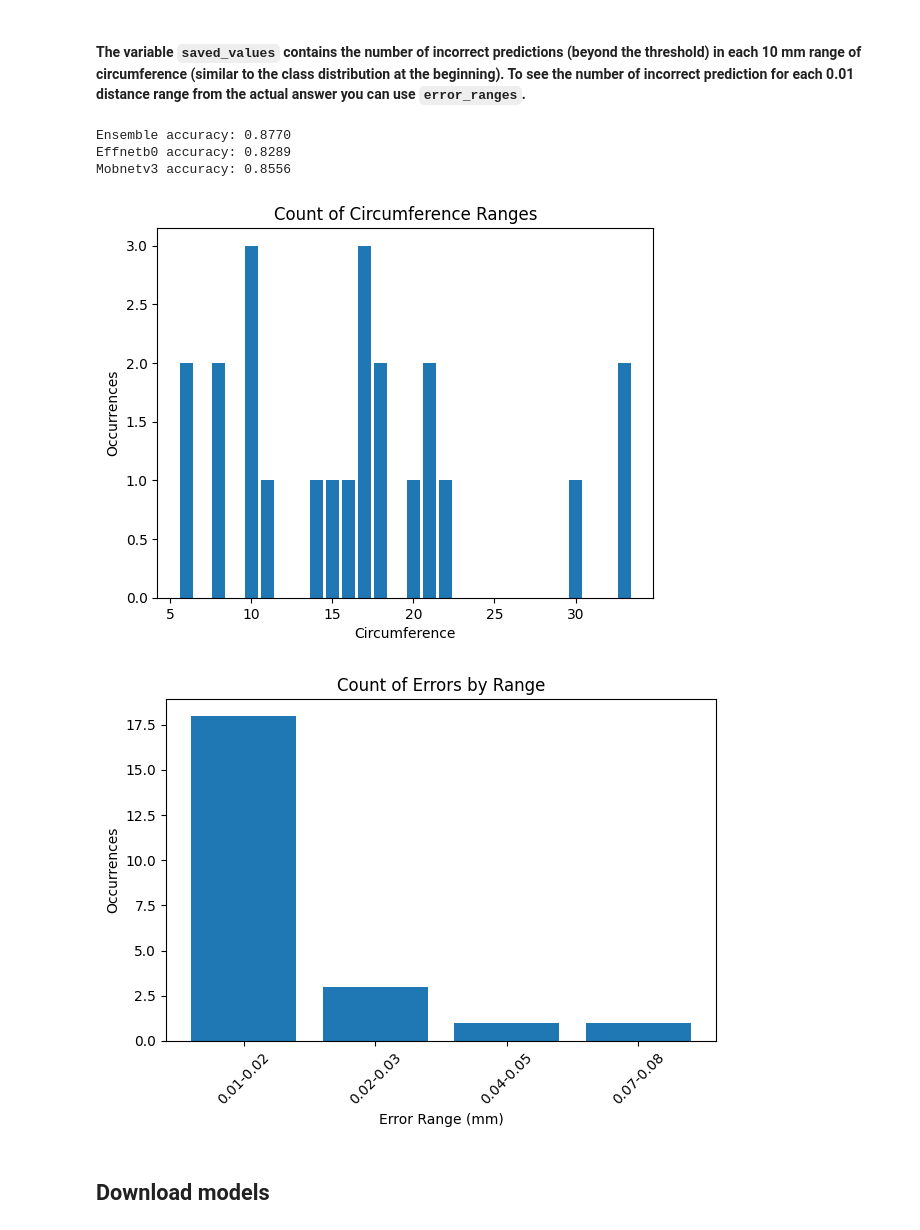
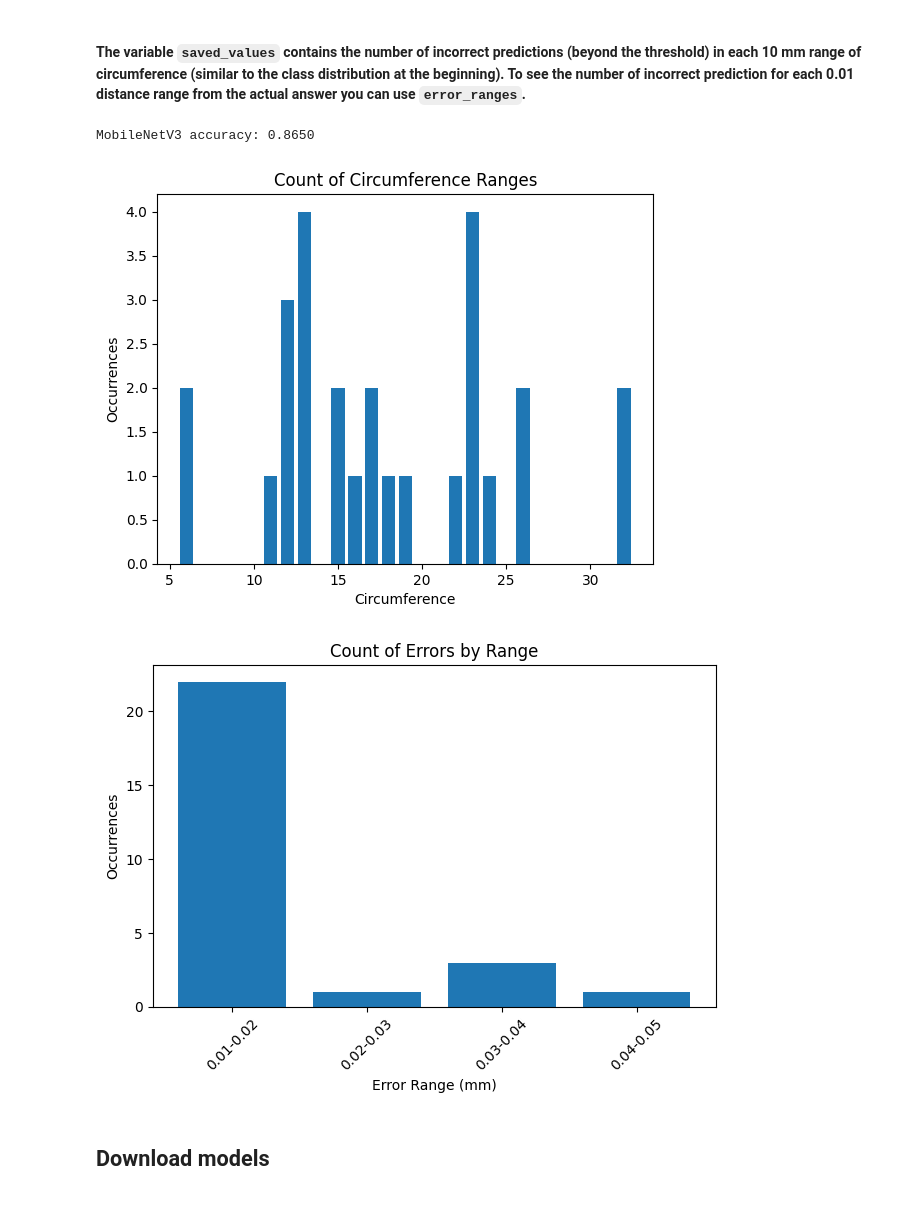
Before and after one commit to NitayGitHub/Fetal-Head-Circumference-Prediction-With-CNN, a Jupyter notebook: pixelsize-model-train.ipynb, the cells around one changed output. Cells and saved outputs as stored; diff of their text form; code cells hidden in the pictures.

```diff
--- a/pixelsize-model-train.ipynb
+++ b/pixelsize-model-train.ipynb
@@ -223,0 +62,6 @@ cuda
+# %%
+# Define balancing parameters
+lower_bound, upper_bound = 6, 33
+classes = list(range(lower_bound, upper_bound + 1))
+
+oversample_limit, limit_per_class = 160, 225
@@ -426,7 +382,0 @@ plt.show()
-# %%
-# Select batch size
-batch_size = 5
-
-# Cross-validation
-train_loader = DataLoader(train_dataset, batch_size=batch_size, shuffle=True, num_workers=workers)
-validation_loader = DataLoader(val_dataset, batch_size=batch_size, num_workers=workers)
@@ -838,25 +809,29 @@ def plot_error_counts(error_ranges):
     plt.show()
 # %% [markdown]
 #### The variable `saved_values` contains the number of incorrect predictions (beyond the threshold) in each 10 mm range of circumference (similar to the class distribution at the beginning). To see the number of incorrect prediction for each 0.01 distance range from the actual answer you can use `error_ranges`.
-# %%
-# Calculate accuracies and save values
-models = [model_effnetb0, model_mobnetv3]
-en_average_accuracy, en_saved_values, en_error_ranges = calculate_model_accuracy(models, validation_loader)
-eff_average_accuracy, eff_saved_values, eff_error_ranges = calculate_model_accuracy([model_effnetb0], validation_loader)
-mob_average_accuracy, mob_saved_values, mob_error_ranges = calculate_model_accuracy([model_mobnetv3], validation_loader)
-
-print(f'Ensemble accuracy: {en_average_accuracy:.4f}')
-print(f'Effnetb0 accuracy: {eff_average_accuracy:.4f}')
-print(f'Mobnetv3 accuracy: {mob_average_accuracy:.4f}')
-# %% [output]
-Ensemble accuracy: 0.8770
-Effnetb0 accuracy: 0.8289
-Mobnetv3 accuracy: 0.8556
+# %%
+best_accuracy = 0
+best_saved_values = None
+best_error_ranges = None
+
+for model in models:
+    # Calculate accuracies and save values for each model
+    average_accuracy, saved_values, error_ranges = calculate_model_accuracy(model, val_loaders)
+
+    if average_accuracy > best_accuracy:
+        best_accuracy = average_accuracy
+        best_saved_values = saved_values
+        best_error_ranges = error_ranges
+
+    # Print the accuracy for each model
+    print(f'{model.__class__.__name__} accuracy: {average_accuracy:.4f}')
+# %% [output]
+MobileNetV3 accuracy: 0.8650
 # %%
-plot_value_counts(en_saved_values)
-plot_error_counts(en_error_ranges)
+plot_value_counts(best_saved_values)
+plot_error_counts(best_error_ranges)
 # %% [output]
-[figure, old version]
+[figure, new version]
-[figure, old version]
+[figure, new version]
 # %% [markdown]
 ## Download models
```
Also changed, not shown: parts of 34 cells of this notebook, 4 other files.
